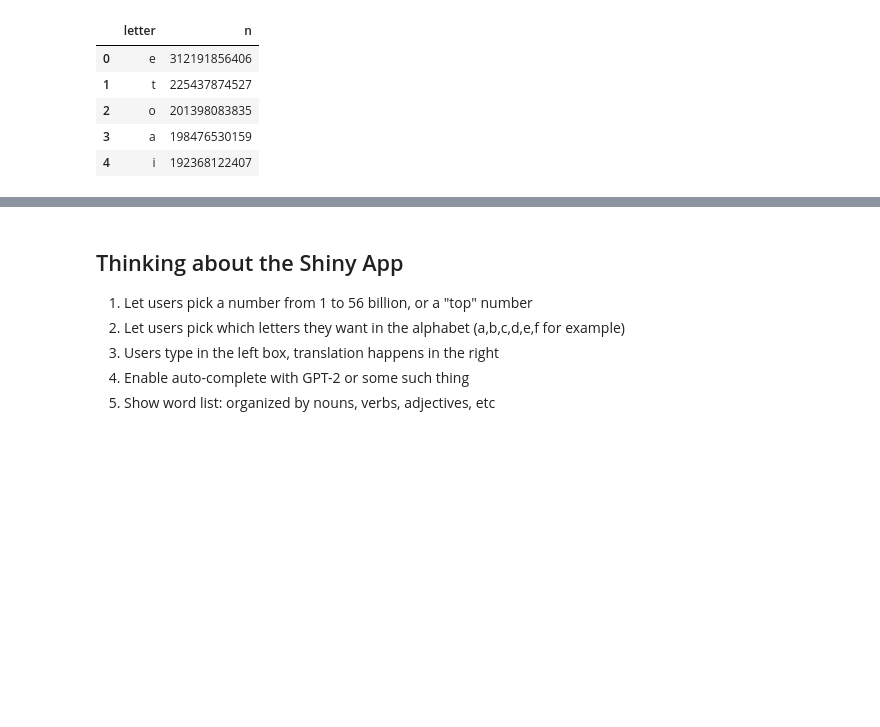
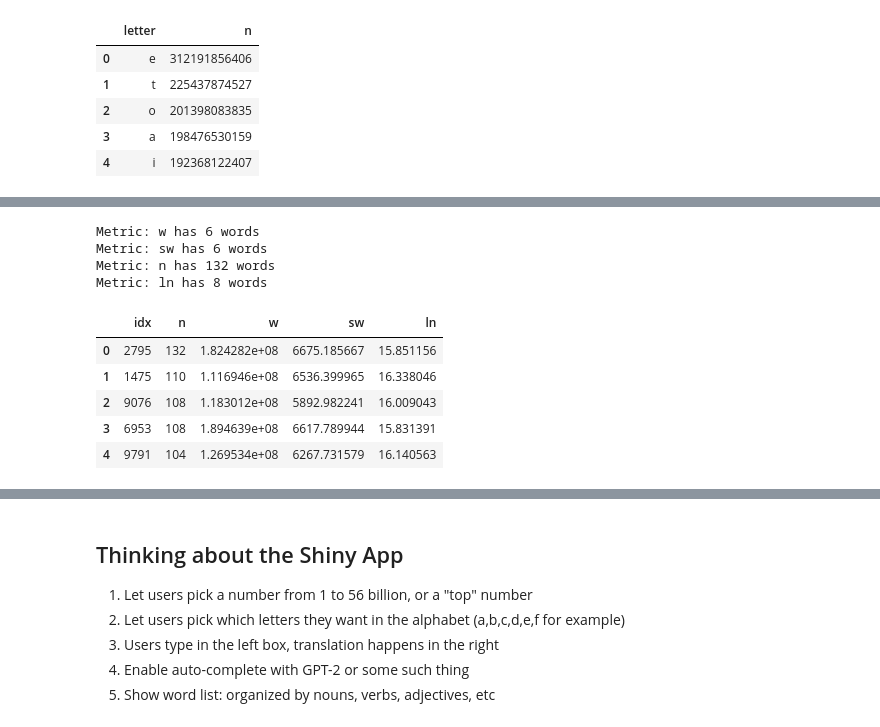
Before and after one commit to ErikinBC/mirror_alphabet, a Jupyter notebook: christian_bok.ipynb, the cells around one changed output, grey strips where cells are left out. Saved outputs shown, nothing was run; the diff lists cells and outputs as text; code cells hidden in the pictures; blank space fills up the shorter version.

```diff
--- a/christian_bok.ipynb
+++ b/christian_bok.ipynb
@@ -226,0 +275,23 @@ nltk.pos_tag(mapper12.w1.head().to_list())
+# %%
+# "best" word list from each
+metric_idx = dat_12.melt('idx',None,'metric').sort_values(['metric','value'],ascending=False).groupby('metric').head(1)
+metric_idx.reset_index(None,True,inplace=True)
+
+for i, r in metric_idx.iterrows():
+    idx, metric = r['idx'], r['metric']
+    vocab_i = annot_vocab_cipher(corpus=words12, cipher=get_cipher(idx, alphabet12), PoS=pos_spacy)
+    print('Metric: %s has %i words' % (metric, len(vocab_i)))
+# %% [output]
+Metric: w has 6 words
+Metric: sw has 6 words
+Metric: n has 132 words
+Metric: ln has 8 words
+# %%
+dat_12.head()
+# %% [output]
+|  | idx | n | w | sw | ln |
+| 0 | 2795 | 132 | 1.824282e+08 | 6675.185667 | 15.851156 |
+| 1 | 1475 | 110 | 1.116946e+08 | 6536.399965 | 16.338046 |
+| 2 | 9076 | 108 | 1.183012e+08 | 5892.982241 | 16.009043 |
+| 3 | 6953 | 108 | 1.894639e+08 | 6617.789944 | 15.831391 |
+| 4 | 9791 | 104 | 1.269534e+08 | 6267.731579 | 16.140563 |
```
Also changed, not shown: parts of 20 cells of this notebook, 2 other files.
